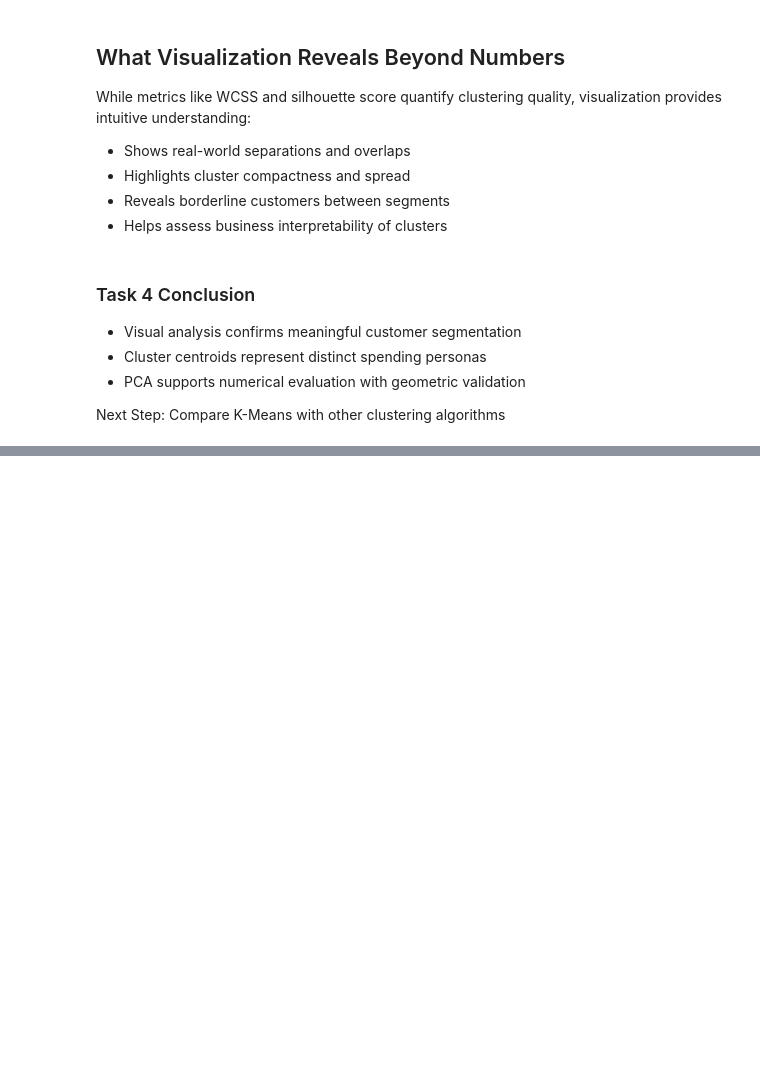
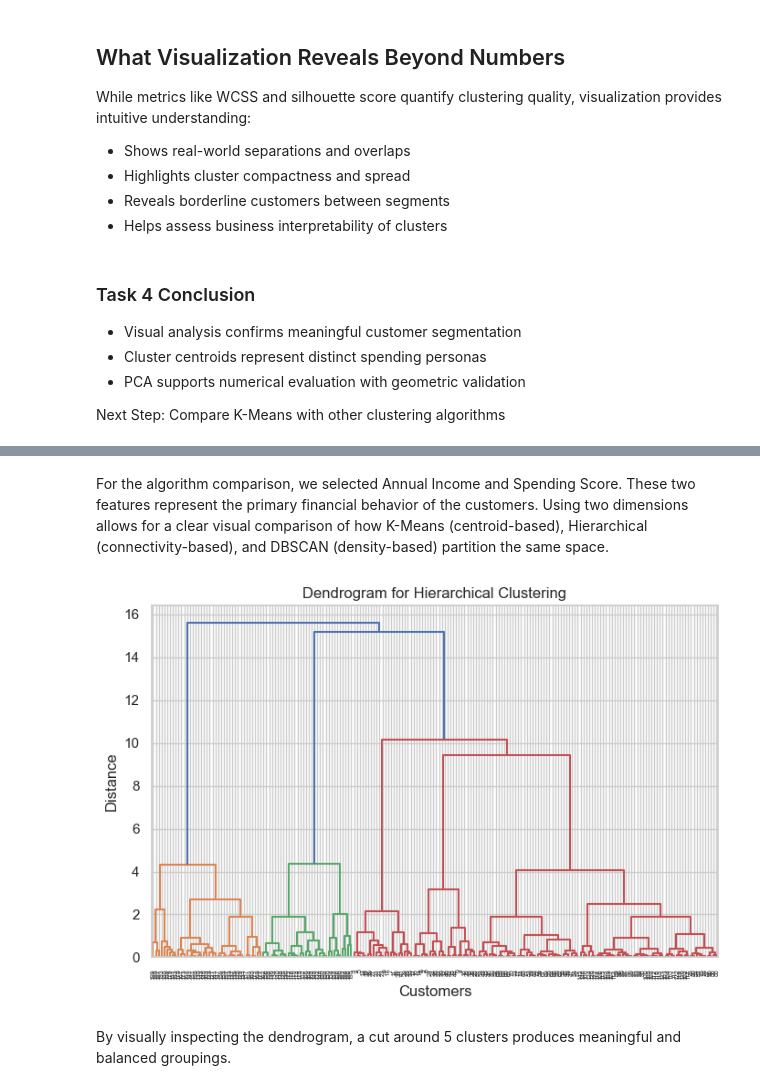
Before and after one commit to muhammedriswanp/TASK, a Jupyter notebook: Customer_Segmentation_Clustering/notebooks/03_clustering.ipynb, the cells around one changed output, grey strips where cells are left out. Drawn from its saved outputs; the diff is of its cells as text; code cells hidden in the pictures; blank space fills up the shorter version.

Commit message:
Add hierarchical and DBSCAN clustering with comparison analysis

```diff
--- a/Customer_Segmentation_Clustering/notebooks/03_clustering.ipynb
+++ b/Customer_Segmentation_Clustering/notebooks/03_clustering.ipynb
@@ -211,0 +216,2 @@ Compare K-Means with other clustering algorithms
+# %% [markdown]
+For the algorithm comparison, we selected Annual Income and Spending Score. These two features represent the primary financial behavior of the customers. Using two dimensions allows for a clear visual comparison of how K-Means (centroid-based), Hierarchical (connectivity-based), and DBSCAN (density-based) partition the same space.
@@ -211,0 +222,17 @@ Compare K-Means with other clustering algorithms
+# %%
+# Use same features for fair comparison
+X = df[["Annual Income (k$)", "Spending Score (1-100)"]]
+X_scaled = StandardScaler().fit_transform(X)
+# Dendrogram
+plt.figure(figsize=(8,5))
+Z = linkage(X_scaled, method="ward")
+dendrogram(Z)
+plt.title("Dendrogram for Hierarchical Clustering")
+plt.xlabel("Customers")
+plt.ylabel("Distance")
+plt.show()
+# %% [output]
+[figure, added]
+# %% [markdown]
+By visually inspecting the dendrogram, a cut around 5 clusters
+produces meaningful and balanced groupings.
```
Also changed, not shown: parts of 14 cells of this notebook, 2 other files.
